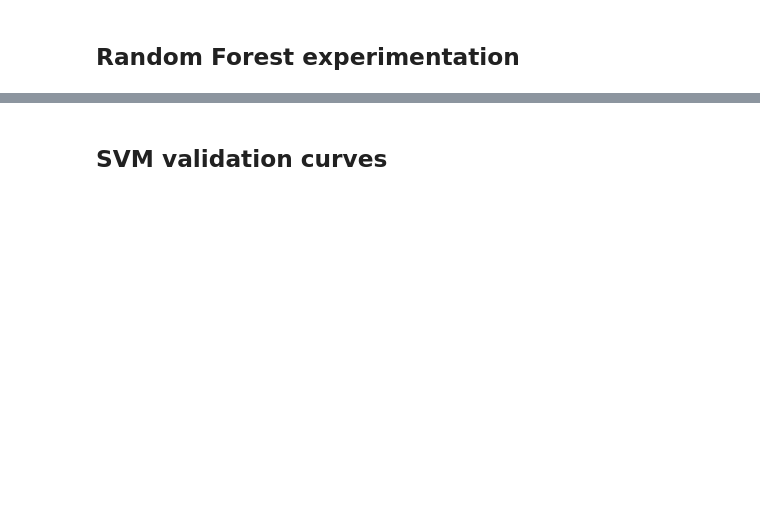
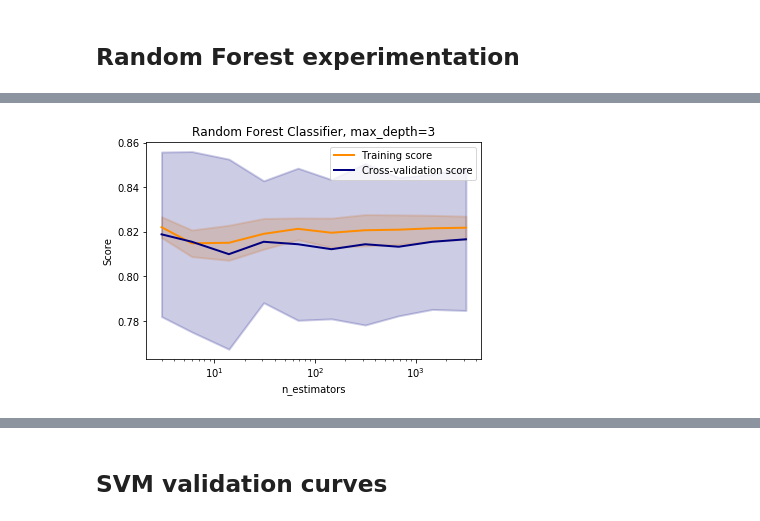
Before and after one commit to Hodapp87/kaggle-titanic, a Jupyter notebook: Scratch for Titanic competition on Kaggle.ipynb, the cells around one changed output, grey strips where cells are left out. Cells and saved outputs as stored; diff of their text form; code cells hidden in the pictures; blank space fills up the shorter version.

```diff
--- a/Scratch for Titanic competition on Kaggle.ipynb
+++ b/Scratch for Titanic competition on Kaggle.ipynb
@@ -333,3 +346,8 @@ def test_estimators(est_range, max_depth):
     plt.title("Random Forest Classifier, max_depth={0}".format(max_depth))
     plt.xlabel("n_estimators")
     plot_validation(train_scores, valid_scores, est_range)
+# %%
+rng = numpy.logspace(0.5, 3.5, 10).astype(numpy.int64)
+test_estimators(rng, 3)
+# %% [output]
+[figure, added]
```
Also changed, not shown: parts of 17 cells of this notebook.
